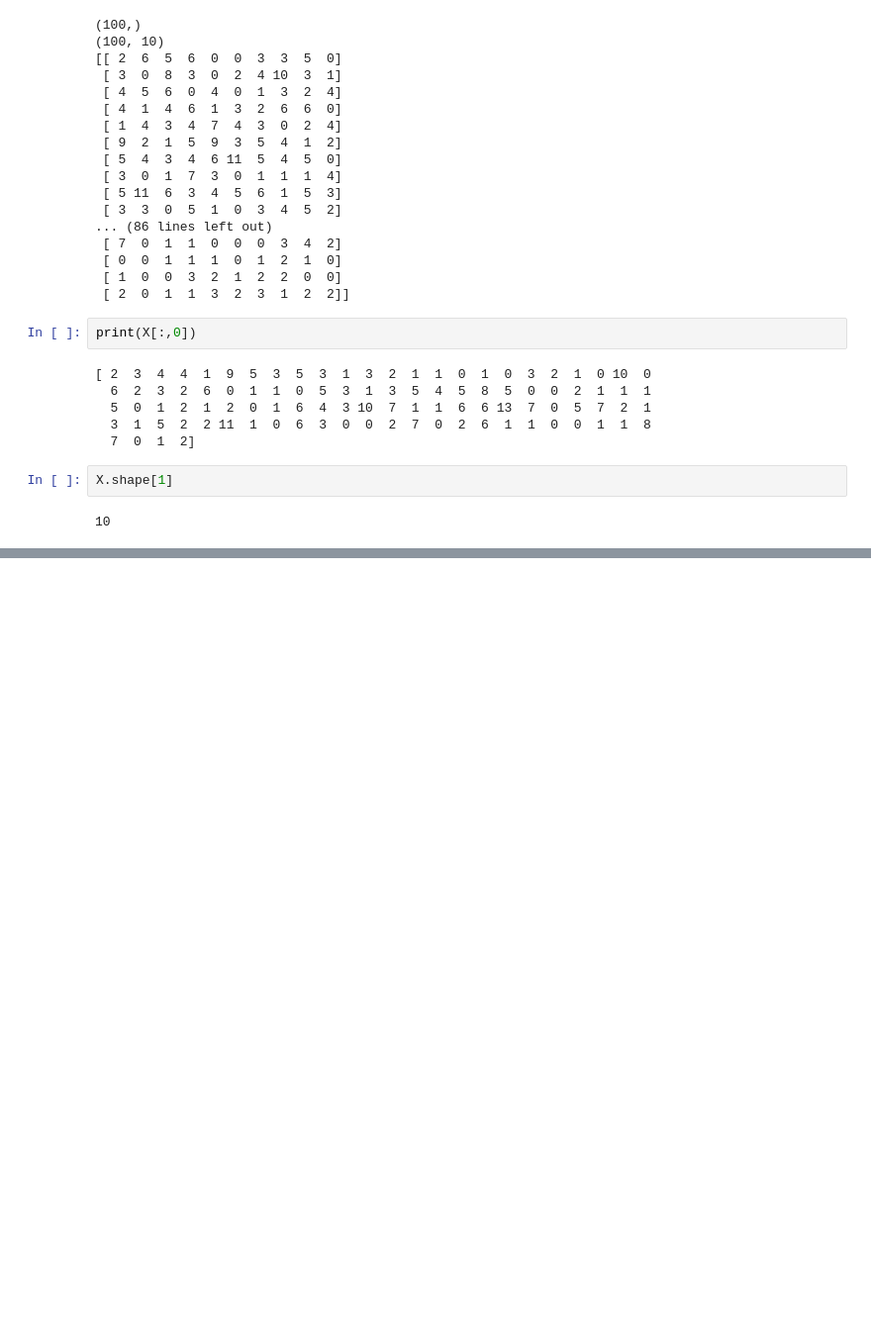
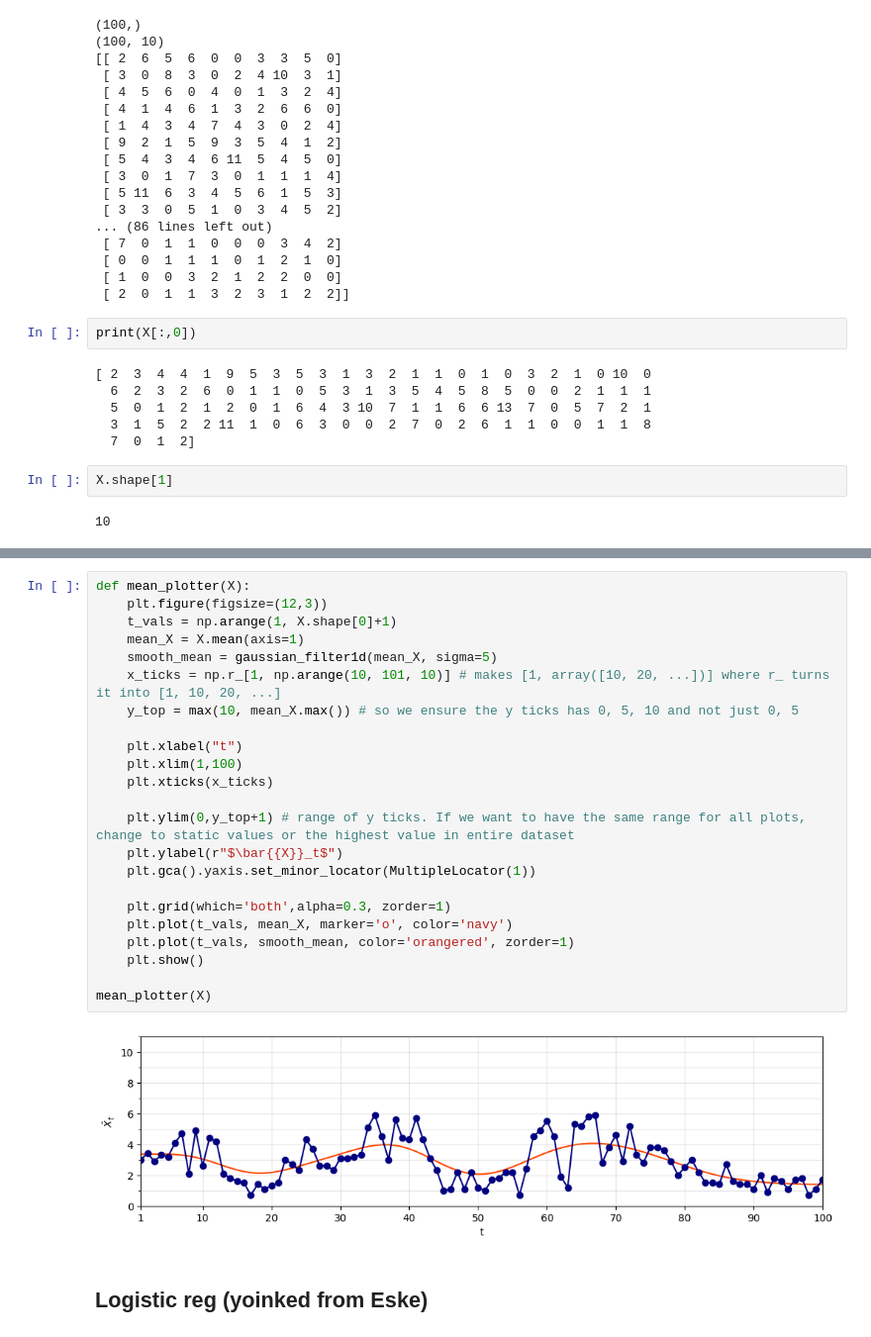
Before and after one commit to eskezje/modcompany, a Jupyter notebook: daniel.ipynb, the cells around one changed output, grey strips where cells are left out. Shown at 99% size. Cells and saved outputs as stored; diff of their text form; blank space fills up the shorter version.

```diff
--- a/daniel.ipynb
+++ b/daniel.ipynb
@@ -179,0 +186,27 @@ plotter(X)
+# %%
+def mean_plotter(X):
+    plt.figure(figsize=(12,3))
+    t_vals = np.arange(1, X.shape[0]+1)
+    mean_X = X.mean(axis=1)
+    smooth_mean = gaussian_filter1d(mean_X, sigma=5)
+    x_ticks = np.r_[1, np.arange(10, 101, 10)] # makes [1, array([10, 20, ...])] where r_ turns it into [1, 10, 20, ...]
+    y_top = max(10, mean_X.max()) # so we ensure the y ticks has 0, 5, 10 and not just 0, 5
+
+    plt.xlabel("t")
+    plt.xlim(1,100)
+    plt.xticks(x_ticks)
+
+    plt.ylim(0,y_top+1) # range of y ticks. If we want to have the same range for all plots, change to static values or the highest value in entire dataset
+    plt.ylabel(r"$\bar{{X}}_t$")
+    plt.gca().yaxis.set_minor_locator(MultipleLocator(1))
+
+    plt.grid(which='both',alpha=0.3, zorder=1)
+    plt.plot(t_vals, mean_X, marker='o', color='navy')
+    plt.plot(t_vals, smooth_mean, color='orangered', zorder=1)
+    plt.show()
+
+mean_plotter(X)
+# %% [output]
+[figure, added]
+# %% [markdown]
+## Logistic reg (yoinked from Eske)
```
Also changed, not shown: parts of 6 cells of this notebook.
